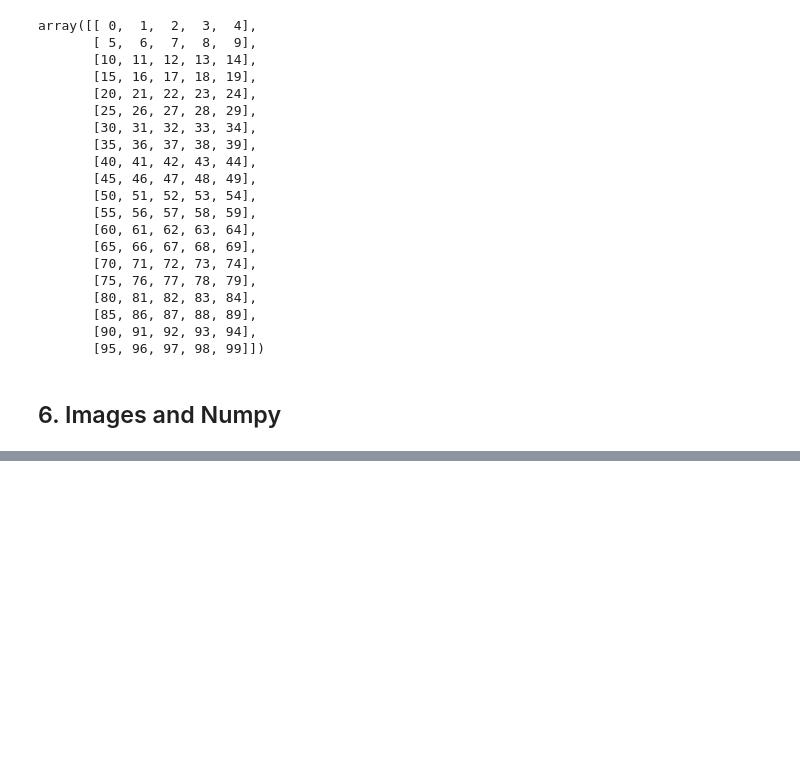
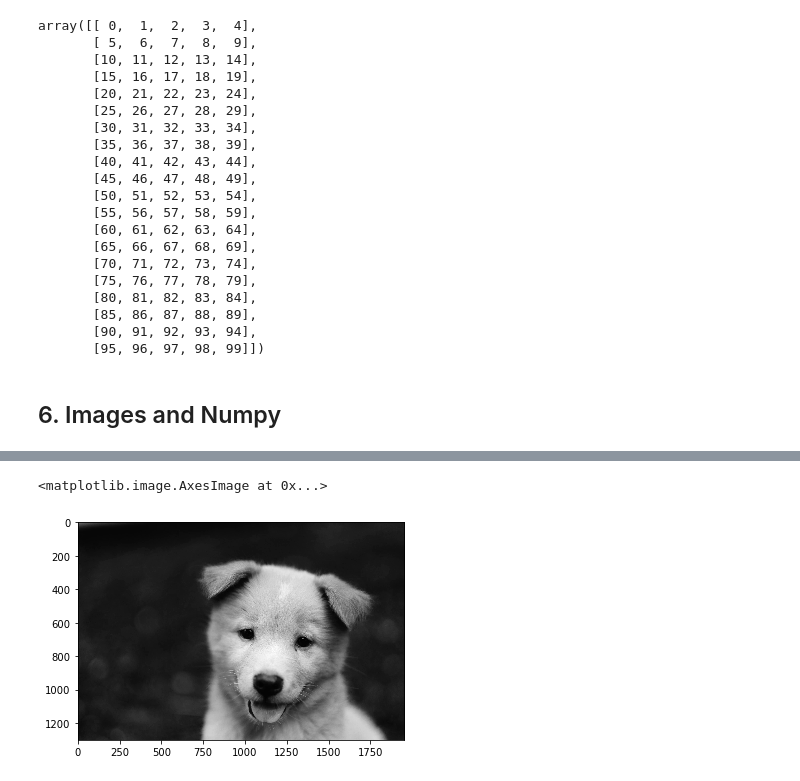
Before and after one commit to son-n-pham/Python-Image-Video-Processing, a Jupyter notebook: 00-NumPy-and-Image-Basics/Son_NumpyArrayImage.ipynb, the cells around one changed output, grey strips where cells are left out. Drawn from its saved outputs; the diff is of its cells as text; code cells hidden in the pictures; blank space fills up the shorter version.

```diff
--- a/00-NumPy-and-Image-Basics/Son_NumpyArrayImage.ipynb
+++ b/00-NumPy-and-Image-Basics/Son_NumpyArrayImage.ipynb
@@ -234,0 +305,5 @@ from PIL import Image
+# %%
+plt.imshow(red_pic, cmap='gray')
+# %% [output]
+<matplotlib.image.AxesImage at 0x...>
+[figure, added]
```
Also changed, not shown: parts of 18 cells of this notebook, 1 other file.
